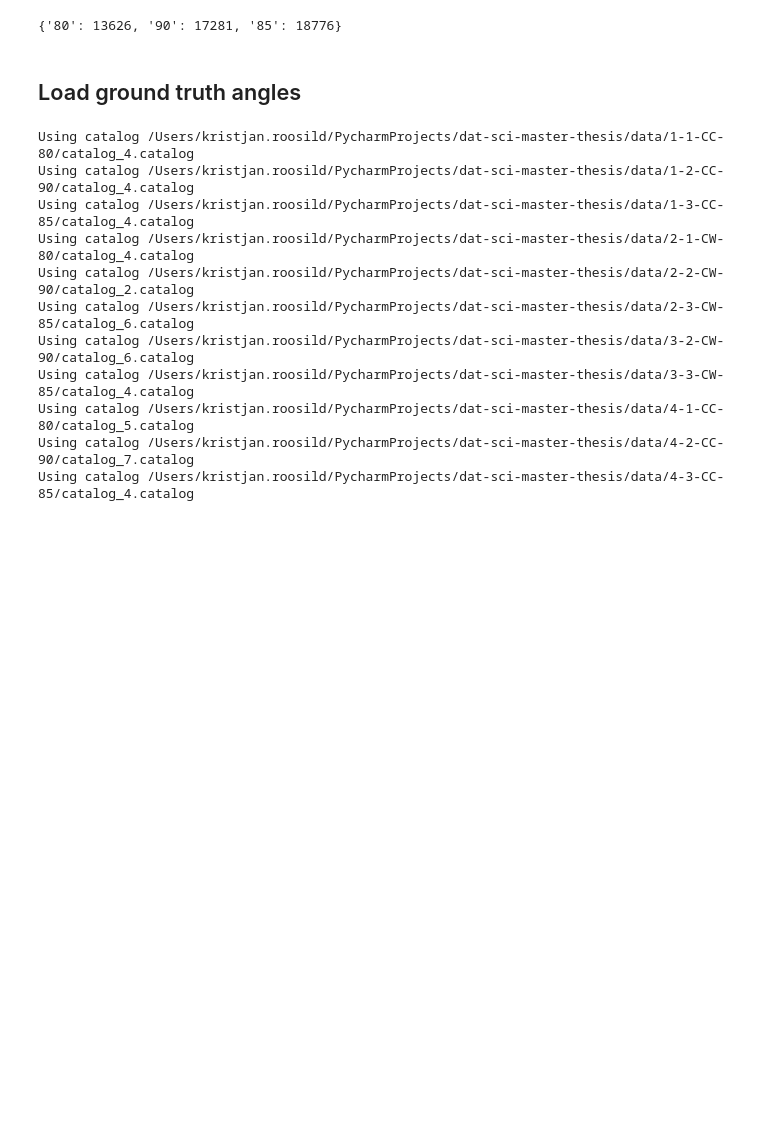
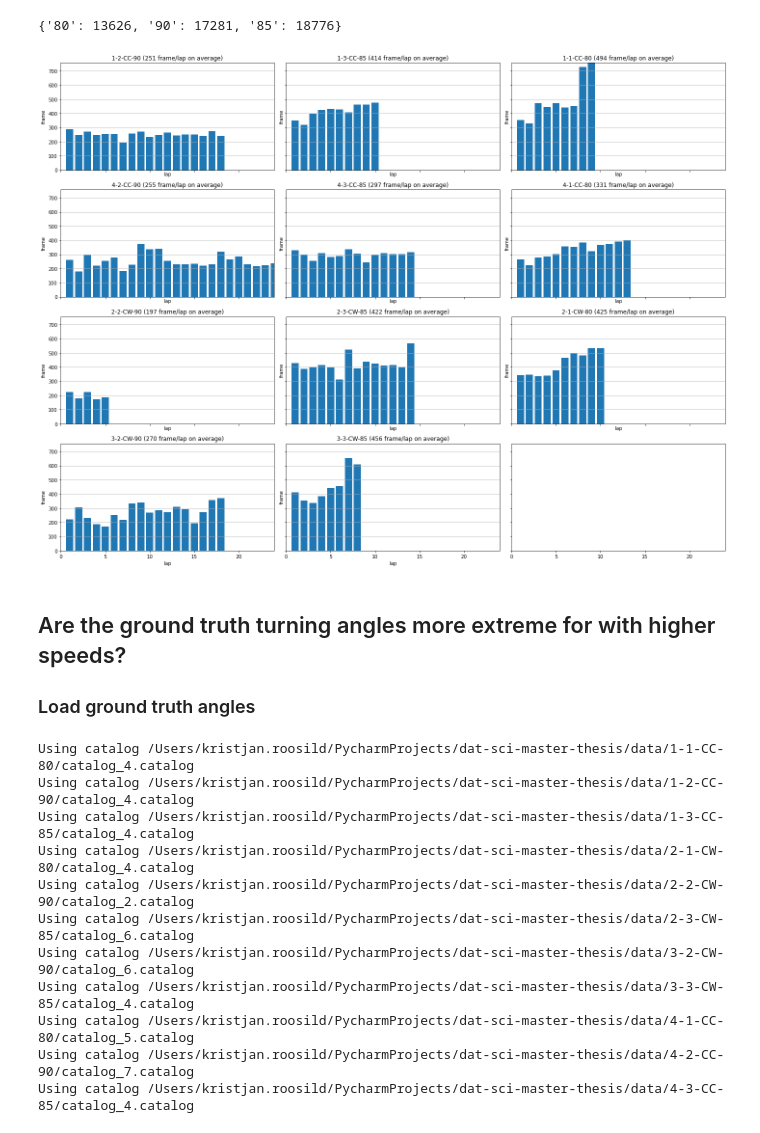
Before and after one commit to kristjanr/dat-sci-master-thesis, a Jupyter notebook: EDA1.ipynb, the cells around one changed output. Saved outputs shown, nothing was run; the diff lists cells and outputs as text; code cells hidden in the pictures; blank space fills up the shorter version.

```diff
--- a/EDA1.ipynb
+++ b/EDA1.ipynb
@@ -365,8 +241,29 @@ defaultdict(list,
 {k: sum(v) for k,v in speed_image_count.items()}
 # %% [output]
 {'80': 13626, '90': 17281, '85': 18776}
+# %%
+max_frames_per_lap = max([max(tub) for tub in lengths_counts])
+max_laps = max([len(tub) for tub in lengths_counts])
+
+fig, axs = plt.subplots(nrows=4, ncols=3, figsize=(20, 15), sharex='all', sharey='all')
+
+for (name, (lower_bound, upper_bound)), ax in zip(tub_bounds, axs.flat):
+    images = tub_images[name]
+    diffs = get_diffs(images)
+    counts = get_counts(diffs, lower_bound, upper_bound)
+    lengths = get_lengths(counts)
+    ax.grid(True, axis='y')
+    ax.set(title=f'{name} ({average_lap_frames[name]} frame/lap on average)', xlabel='lap', ylabel='frame')
+    ax.bar(range(1, len(lengths)+1), lengths)
+
+ax.set(ylim=(0, max_frames_per_lap), xlim=(0, max_laps))
+fig.tight_layout()
+plt.show()
+# %% [output]
+[figure, added]
 # %% [markdown]
-## Load ground truth angles
+## Are the ground truth turning angles more extreme for with higher speeds?
+### Load ground truth angles
 # %%
 def load_tub_angles(tub_path, cfg):
     return [r.underlying['user/angle'] for r in load_tub_records(tub_path, cfg)]
```
Also changed, not shown: parts of 46 cells of this notebook.
